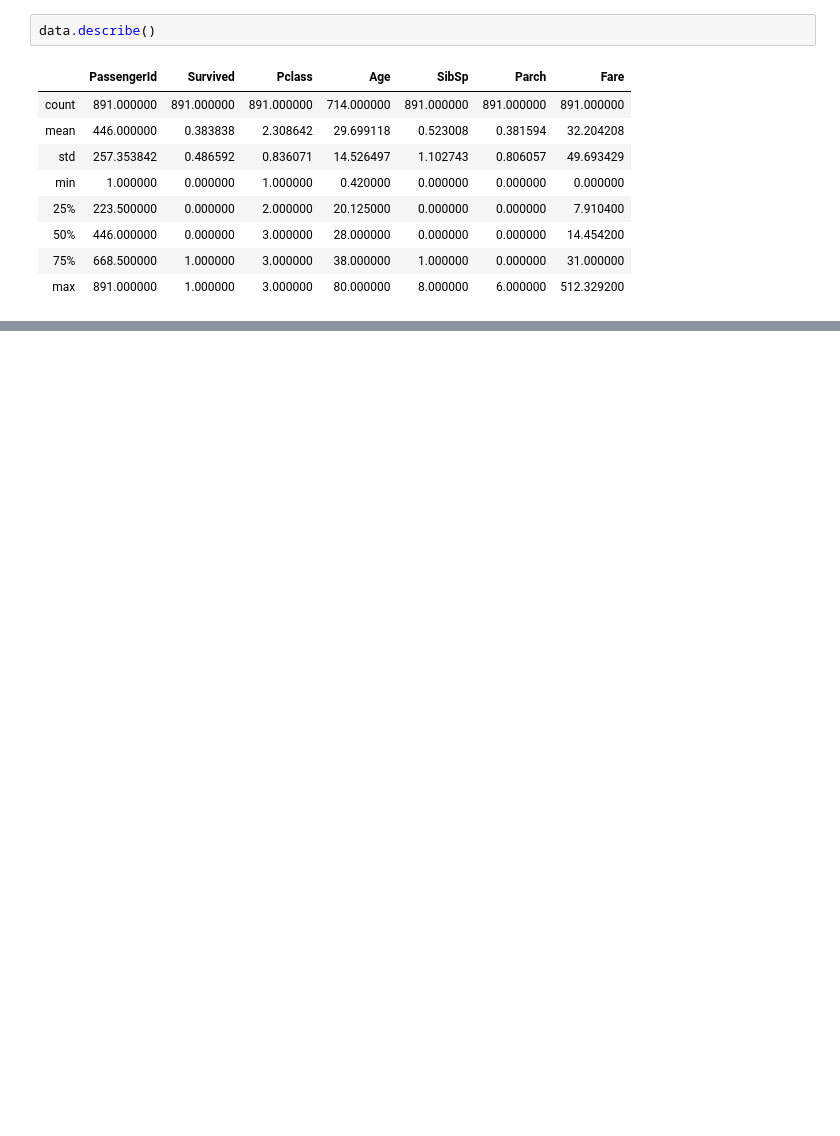
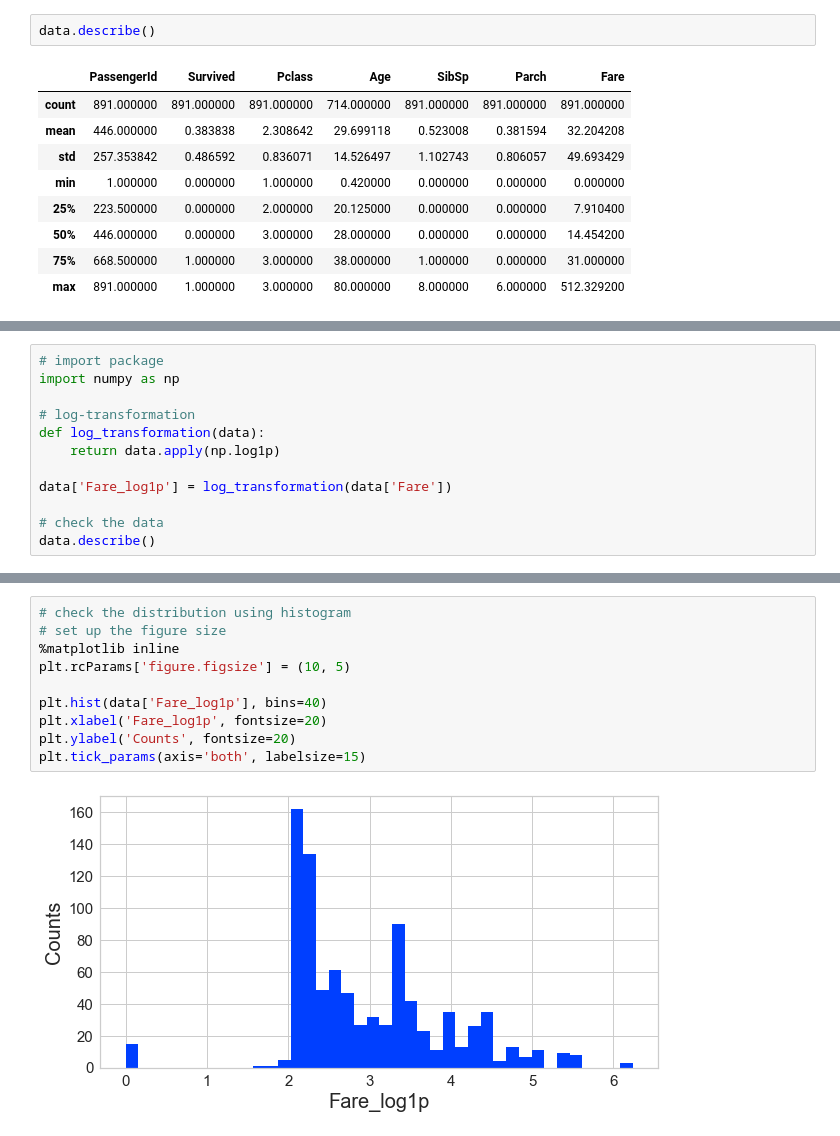
Before and after one commit to duochen/Python-DataScience, a Jupyter notebook: Lecture08/Projects/Titanic.ipynb, the cells around one changed output, grey strips where cells are left out. Saved outputs shown, nothing was run; the diff lists cells and outputs as text; blank space fills up the shorter version.

Commit message:
check in code

```diff
--- a/Lecture08/Projects/Titanic.ipynb
+++ b/Lecture08/Projects/Titanic.ipynb
@@ -129,0 +251,12 @@ ModuleNotFoundError: No module named 'yellowbrick'
+# %%
+# import package
+import numpy as np
+
+# log-transformation
+def log_transformation(data):
+    return data.apply(np.log1p)
+
+data['Fare_log1p'] = log_transformation(data['Fare'])
+
+# check the data
+data.describe()
@@ -129,0 +273,12 @@ ModuleNotFoundError: No module named 'yellowbrick'
+# %%
+# check the distribution using histogram
+# set up the figure size
+%matplotlib inline
+plt.rcParams['figure.figsize'] = (10, 5)
+
+plt.hist(data['Fare_log1p'], bins=40)
+plt.xlabel('Fare_log1p', fontsize=20)
+plt.ylabel('Counts', fontsize=20)
+plt.tick_params(axis='both', labelsize=15)
+# %% [output]
+[figure, added]
```
Also changed, not shown: parts of 16 cells of this notebook.
